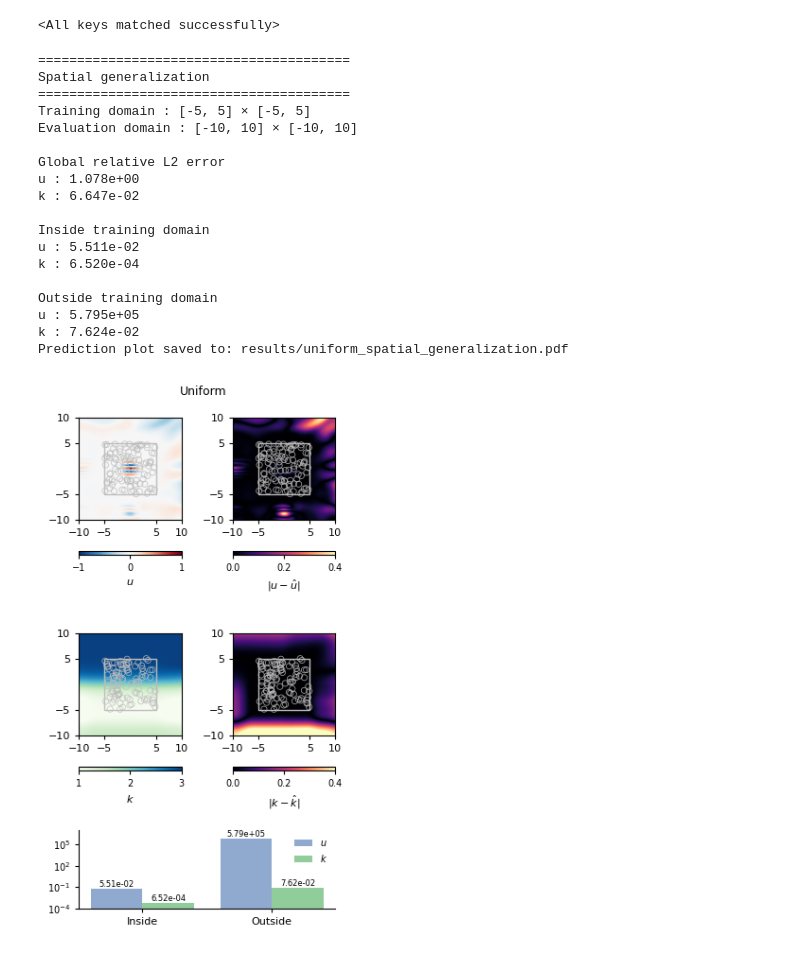
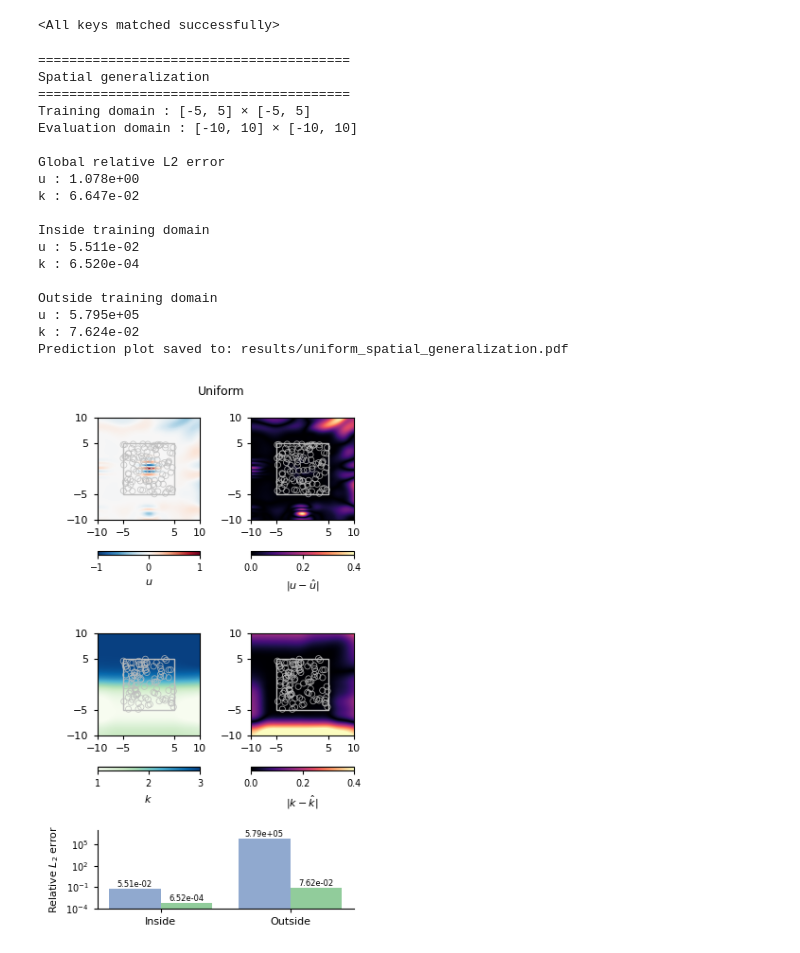
Before and after one commit to oscar-rincon/unbounded-domains, a Jupyter notebook: main/02_MLP_KAN_approximation/05_Sampling_plots_Uniform_Infinite.ipynb, the cells around one changed output. Saved outputs shown, nothing was run; the diff lists cells and outputs as text; code cells hidden in the pictures.

```diff
--- a/main/02_MLP_KAN_approximation/05_Sampling_plots_Uniform_Infinite.ipynb
+++ b/main/02_MLP_KAN_approximation/05_Sampling_plots_Uniform_Infinite.ipynb
@@ -117,31 +117,33 @@ results = evaluate_model_inf(
     device=device,
 
     plot=True,
+    show_bar_ylabel=True,
+    show_legend=False,
     verbose=True,
 
     save_results=False,
     results_dir="results",
 
     save_plot=True,
     plot_path="results/uniform_spatial_generalization.pdf",
 )
 # %% [output]
 ========================================
 Spatial generalization
 ========================================
 Training domain : [-5, 5] × [-5, 5]
 Evaluation domain : [-10, 10] × [-10, 10]
 
 Global relative L2 error
 u : 1.078e+00
 k : 6.647e-02
 
 Inside training domain
 u : 5.511e-02
 k : 6.520e-04
 
 Outside training domain
 u : 5.795e+05
 k : 7.624e-02
 Prediction plot saved to: results/uniform_spatial_generalization.pdf
-[figure, old version]
+[figure, new version]
```
Also changed, not shown: 5 other files.
